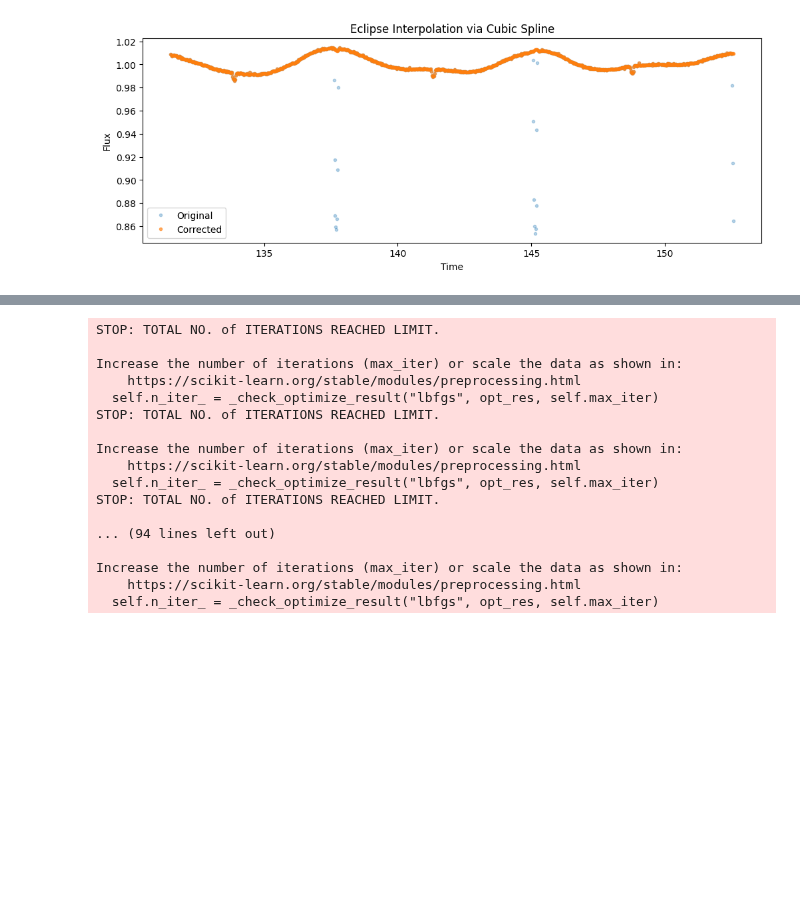
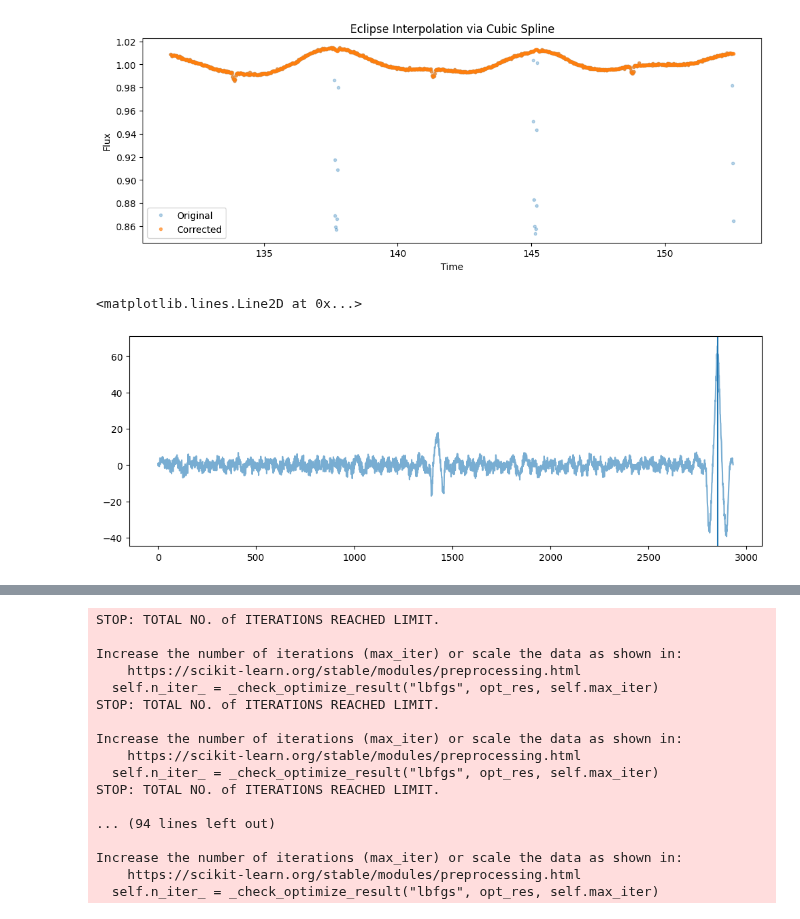
Before and after one commit to sfremy/astro_tools, a Jupyter notebook: prefold_automated.ipynb, the cells around one changed output, grey strips where cells are left out. Cells and saved outputs as stored; diff of their text form; code cells hidden in the pictures; blank space fills up the shorter version.

```diff
--- a/prefold_automated.ipynb
+++ b/prefold_automated.ipynb
@@ -183,3 +183,31 @@ plt.title("Eclipse Interpolation via Cubic Spline")
 plt.show()
 # %% [output]
 [figure]
+# %%
+flux = mean_flux[~eclipse_mask]
+template_flux = mean_flux[eclipse_mask]  # Use the mean flux during the eclipse
+
+# Ensure the template is zero-centered and normalized
+template_flux = template_flux - np.mean(template_flux)
+template_flux = template_flux / np.std(template_flux)
+
+flux_norm = flux - np.mean(flux)
+flux_norm = flux_norm / np.std(flux_norm)
+
+from scipy.signal import correlate
+
+# Circular (periodic) correlation — use 'same' for fixed-size output
+corr = correlate(flux_norm, template_flux, mode='same', method='fft')
+
+from scipy.signal import find_peaks
+
+# Find peaks in the correlation output
+peaks, props = find_peaks(corr, height=10)  # adjust height threshold as needed
+conv_max = peaks[np.argmax(corr[peaks])]
+
+plt.figure(figsize=(12, 4))
+plt.plot(corr, label='Correlation', alpha=0.6)
+plt.axvline(conv_max)
+# %% [output]
+<matplotlib.lines.Line2D at 0x...>
+[figure, added]
```
Also changed, not shown: parts of 1 cell of this notebook.
